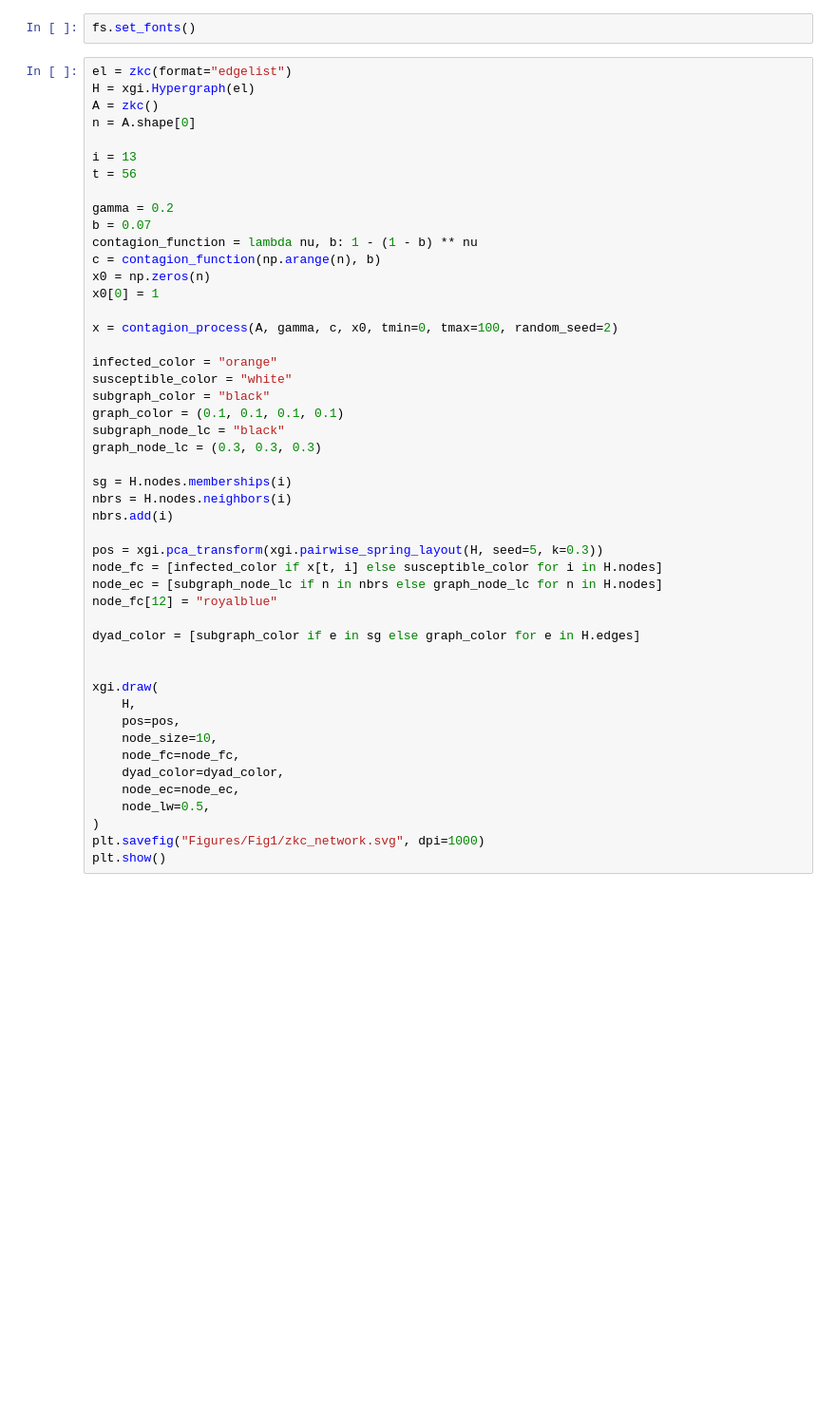
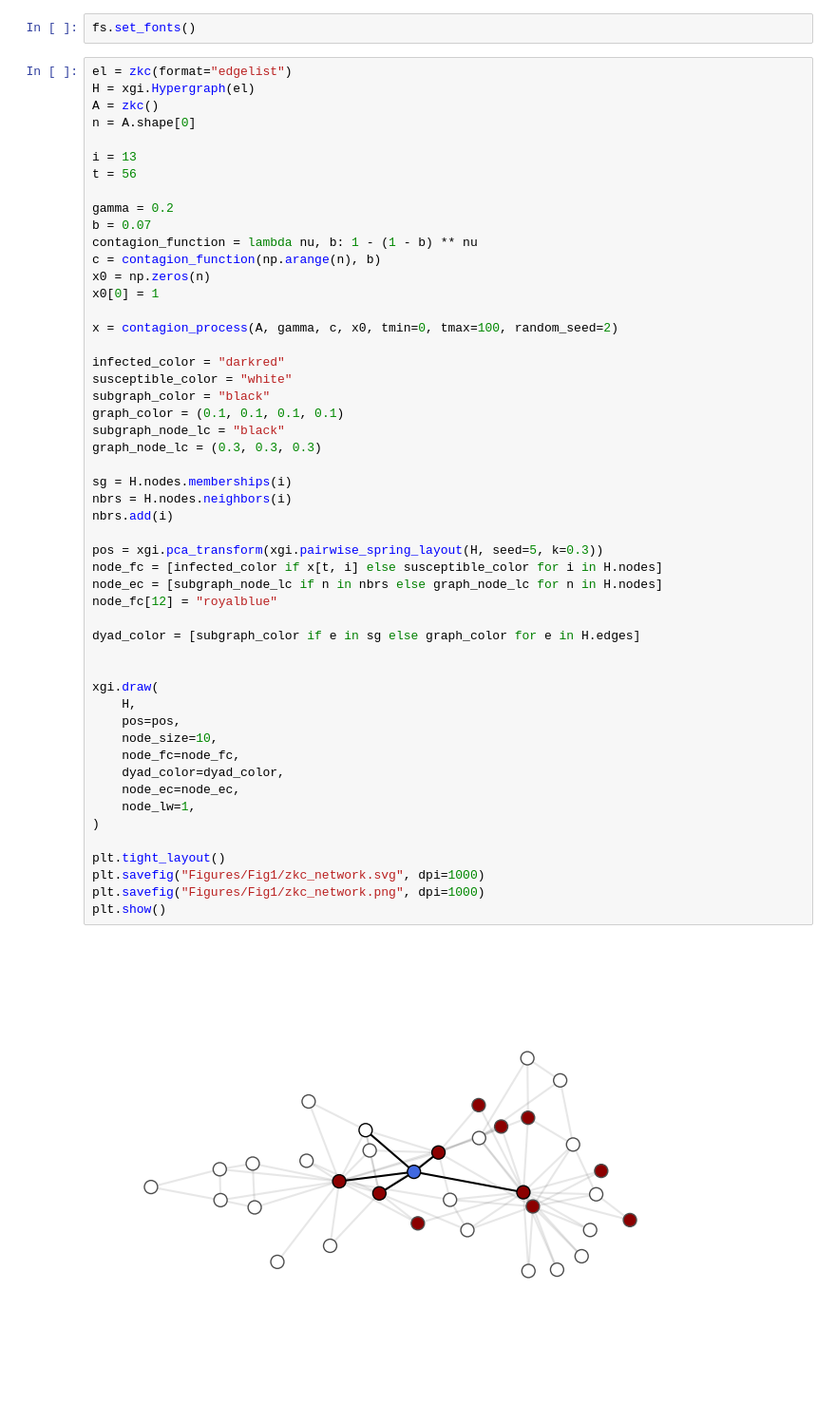
Before and after one commit to nwlandry/complex-network-reconstruction, a Jupyter notebook: plot_fig1.ipynb, the cells around one changed output. Shown at 95% size. Saved outputs shown, nothing was run; the diff lists cells and outputs as text; blank space fills up the shorter version.

Commit message:
redo figures

```diff
--- a/plot_fig1.ipynb
+++ b/plot_fig1.ipynb
@@ -35,36 +35,41 @@ x0[0] = 1
 
 x = contagion_process(A, gamma, c, x0, tmin=0, tmax=100, random_seed=2)
 
-infected_color = "orange"
+infected_color = "darkred"
 susceptible_color = "white"
 subgraph_color = "black"
 graph_color = (0.1, 0.1, 0.1, 0.1)
 subgraph_node_lc = "black"
 graph_node_lc = (0.3, 0.3, 0.3)
 
 sg = H.nodes.memberships(i)
 nbrs = H.nodes.neighbors(i)
 nbrs.add(i)
 
 pos = xgi.pca_transform(xgi.pairwise_spring_layout(H, seed=5, k=0.3))
 node_fc = [infected_color if x[t, i] else susceptible_color for i in H.nodes]
 node_ec = [subgraph_node_lc if n in nbrs else graph_node_lc for n in H.nodes]
 node_fc[12] = "royalblue"
 
 dyad_color = [subgraph_color if e in sg else graph_color for e in H.edges]
 
 
 xgi.draw(
     H,
     pos=pos,
     node_size=10,
     node_fc=node_fc,
     dyad_color=dyad_color,
     node_ec=node_ec,
-    node_lw=0.5,
+    node_lw=1,
 )
+
+plt.tight_layout()
 plt.savefig("Figures/Fig1/zkc_network.svg", dpi=1000)
+plt.savefig("Figures/Fig1/zkc_network.png", dpi=1000)
 plt.show()
+# %% [output]
+[figure, added]
 # %%
 plt.imshow(x.T, cmap=cm.Greys, vmin=0, vmax=1, interpolation="none")
 plt.yticks([0, 10, 20, 30])
```
Also changed, not shown: parts of 5 cells of this notebook, 19 other files.
